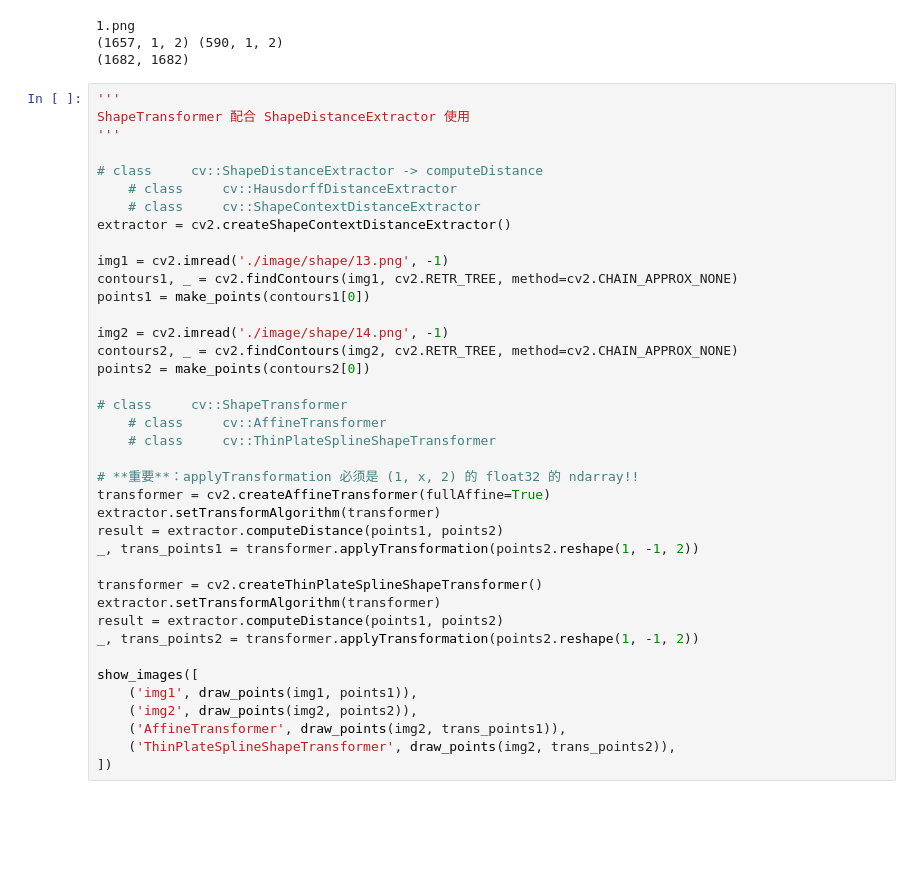
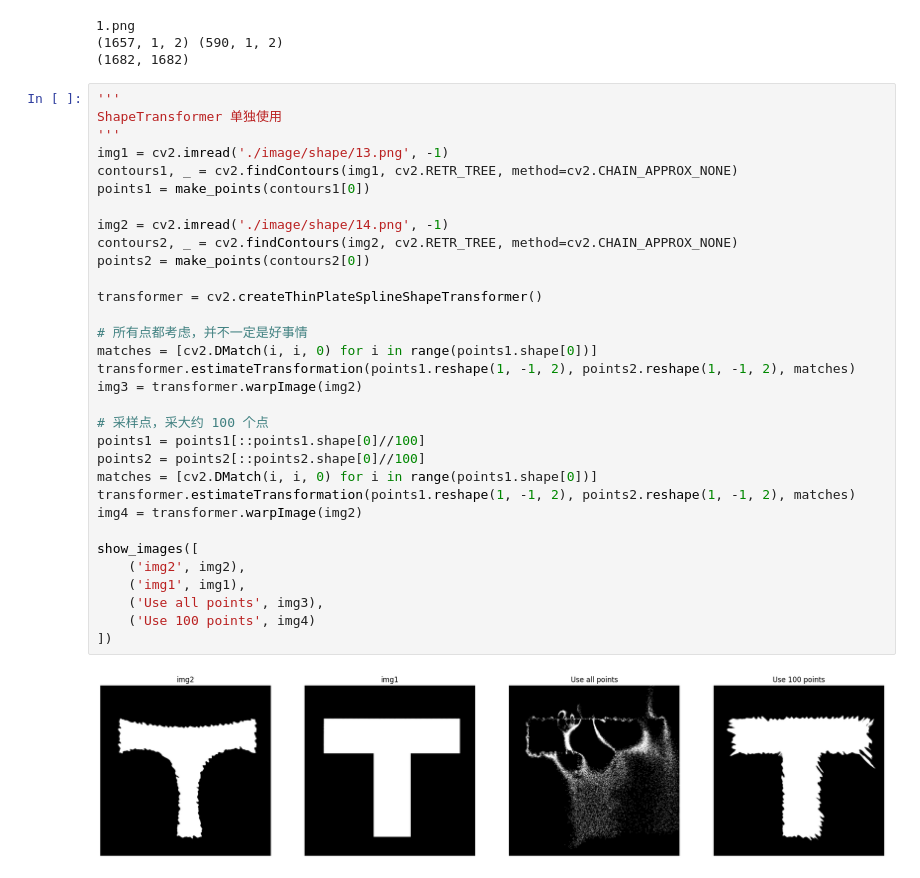
Before and after one commit to masterAllen/LearnOpenCV, a Jupyter notebook: code/test_shape.ipynb, the cells around one changed output. Cells and saved outputs as stored; diff of their text form; blank space fills up the shorter version.

Commit message:
Update test_shape code

```diff
--- a/code/test_shape.ipynb
+++ b/code/test_shape.ipynb
@@ -125,40 +126,35 @@ for imgname in os.listdir('./image/shape'):
 (1682, 1682)
 # %%
 '''
-ShapeTransformer 配合 ShapeDistanceExtractor 使用
+ShapeTransformer 单独使用
 '''
-
-# class  	cv::ShapeDistanceExtractor -> computeDistance
-    # class  	cv::HausdorffDistanceExtractor
-    # class  	cv::ShapeContextDistanceExtractor
-extractor = cv2.createShapeContextDistanceExtractor()
-
 img1 = cv2.imread('./image/shape/13.png', -1)
 contours1, _ = cv2.findContours(img1, cv2.RETR_TREE, method=cv2.CHAIN_APPROX_NONE)
 points1 = make_points(contours1[0])
 
 img2 = cv2.imread('./image/shape/14.png', -1)
 contours2, _ = cv2.findContours(img2, cv2.RETR_TREE, method=cv2.CHAIN_APPROX_NONE)
 points2 = make_points(contours2[0])
 
-# class  	cv::ShapeTransformer
-    # class  	cv::AffineTransformer
-    # class  	cv::ThinPlateSplineShapeTransformer
+transformer = cv2.createThinPlateSplineShapeTransformer()
 
-# **重要**：applyTransformation 必须是 (1, x, 2) 的 float32 的 ndarray!!
-transformer = cv2.createAffineTransformer(fullAffine=True)
-extractor.setTransformAlgorithm(transformer)
-result = extractor.computeDistance(points1, points2)
-_, trans_points1 = transformer.applyTransformation(points2.reshape(1, -1, 2))
+# 所有点都考虑，并不一定是好事情
+matches = [cv2.DMatch(i, i, 0) for i in range(points1.shape[0])]
+transformer.estimateTransformation(points1.reshape(1, -1, 2), points2.reshape(1, -1, 2), matches)
+img3 = transformer.warpImage(img2)
 
-transformer = cv2.createThinPlateSplineShapeTransformer()
-extractor.setTransformAlgorithm(transformer)
-result = extractor.computeDistance(points1, points2)
-_, trans_points2 = transformer.applyTransformation(points2.reshape(1, -1, 2))
+# 采样点，采大约 100 个点
+points1 = points1[::points1.shape[0]//100]
+points2 = points2[::points2.shape[0]//100]
+matches = [cv2.DMatch(i, i, 0) for i in range(points1.shape[0])]
+transformer.estimateTransformation(points1.reshape(1, -1, 2), points2.reshape(1, -1, 2), matches)
+img4 = transformer.warpImage(img2)
 
 show_images([
-    ('img1', draw_points(img1, points1)),
-    ('img2', draw_points(img2, points2)),
-    ('AffineTransformer', draw_points(img2, trans_points1)),
-    ('ThinPlateSplineShapeTransformer', draw_points(img2, trans_points2)),
+    ('img2', img2),
+    ('img1', img1),
+    ('Use all points', img3),
+    ('Use 100 points', img4)
 ])
+# %% [output]
+[figure, added]
```
Also changed, not shown: parts of 4 cells of this notebook.
